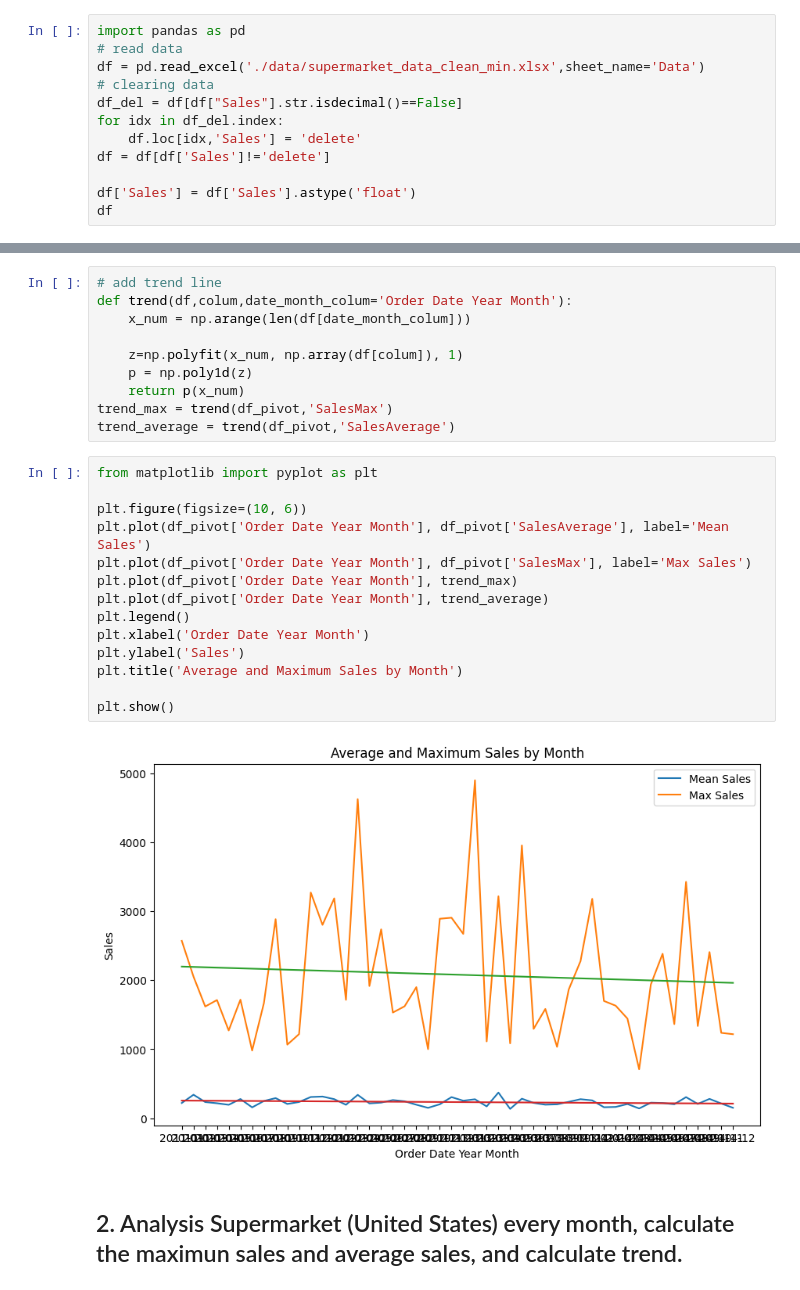
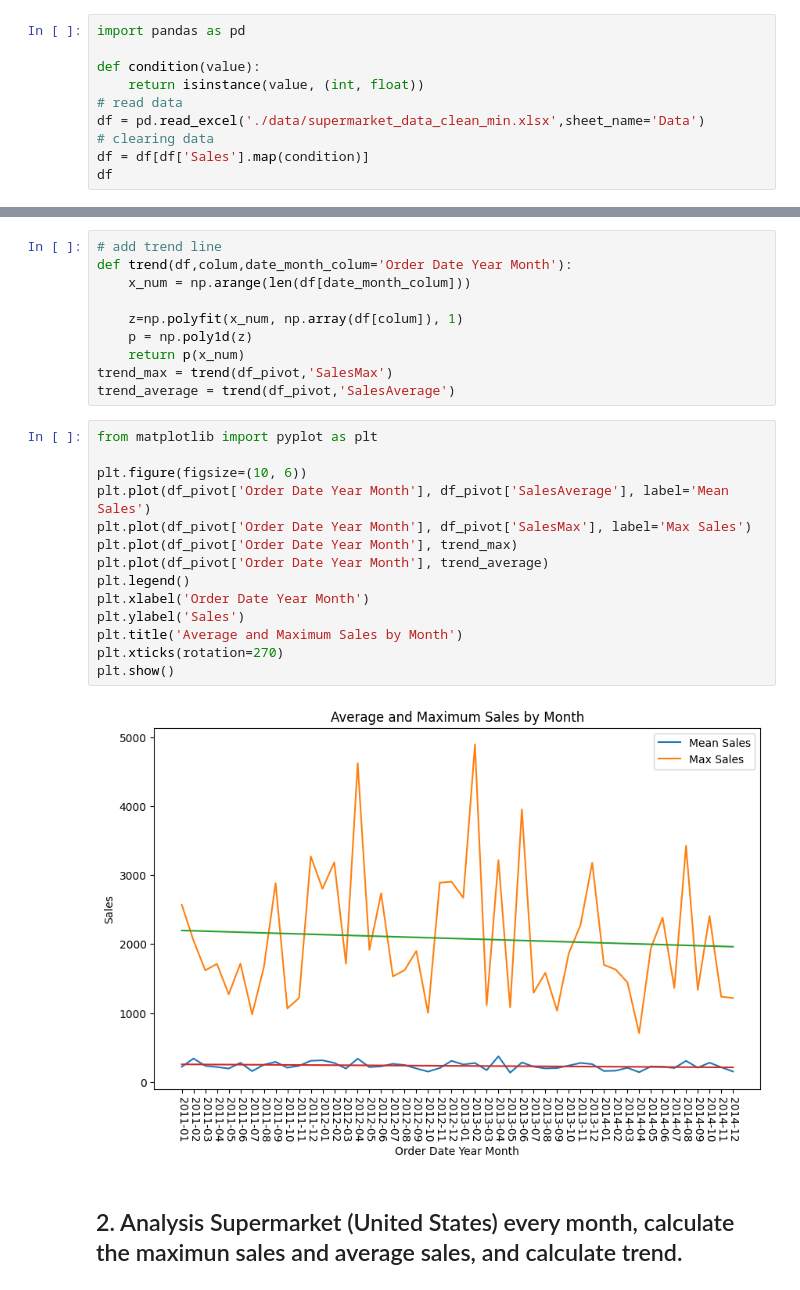
Before and after one commit to 1276592226/data_analysis_assignment, a Jupyter notebook: 09-27.ipynb, the cells around one changed output, grey strips where cells are left out. Drawn from its saved outputs; the diff is of its cells as text.

```diff
--- a/09-27.ipynb
+++ b/09-27.ipynb
@@ -27,15 +31,13 @@ WARNING: You are using pip version 21.2.3; however, version 23.2.1 is available.
 You should consider upgrading via the 'c:\Users\I030187\AppData\Local\Programs\Python\Python310\python.exe -m pip install --upgrade pip' command.
 # %%
 import pandas as pd
+
+def condition(value):
+    return isinstance(value, (int, float))
 # read data
 df = pd.read_excel('./data/supermarket_data_clean_min.xlsx',sheet_name='Data')
 # clearing data
-df_del = df[df["Sales"].str.isdecimal()==False]
-for idx in df_del.index:
-    df.loc[idx,'Sales'] = 'delete'
-df = df[df['Sales']!='delete']
-
-df['Sales'] = df['Sales'].astype('float')
+df = df[df['Sales'].map(condition)]
 df
 # %% [output]
 |  | Order Date | Order Date Year Month | Order Date Year | Order Date Month | Order Date Day | Ship Date | ... |
@@ -90,19 +92,19 @@ trend_average = trend(df_pivot,'SalesAverage')
 # %%
 from matplotlib import pyplot as plt
 
 plt.figure(figsize=(10, 6))
 plt.plot(df_pivot['Order Date Year Month'], df_pivot['SalesAverage'], label='Mean Sales')
 plt.plot(df_pivot['Order Date Year Month'], df_pivot['SalesMax'], label='Max Sales')
 plt.plot(df_pivot['Order Date Year Month'], trend_max)
 plt.plot(df_pivot['Order Date Year Month'], trend_average)
 plt.legend()
 plt.xlabel('Order Date Year Month')
 plt.ylabel('Sales')
 plt.title('Average and Maximum Sales by Month')
-
+plt.xticks(rotation=270)
 plt.show()
 # %% [output]
-[figure, old version]
+[figure, new version]
 # %% [markdown]
 ## 2. Analysis Supermarket (United States) every month, calculate the maximun sales and average sales, and calculate trend.
 # %%
```
Also changed, not shown: parts of 4 cells of this notebook, 10 other files.
